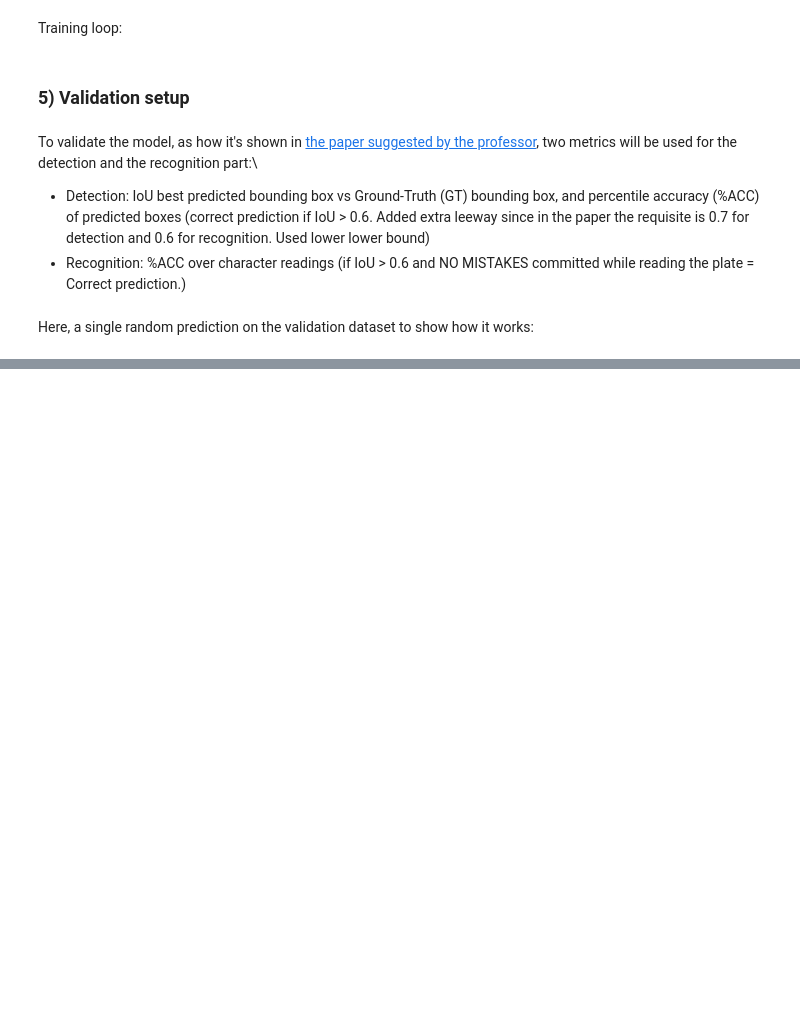
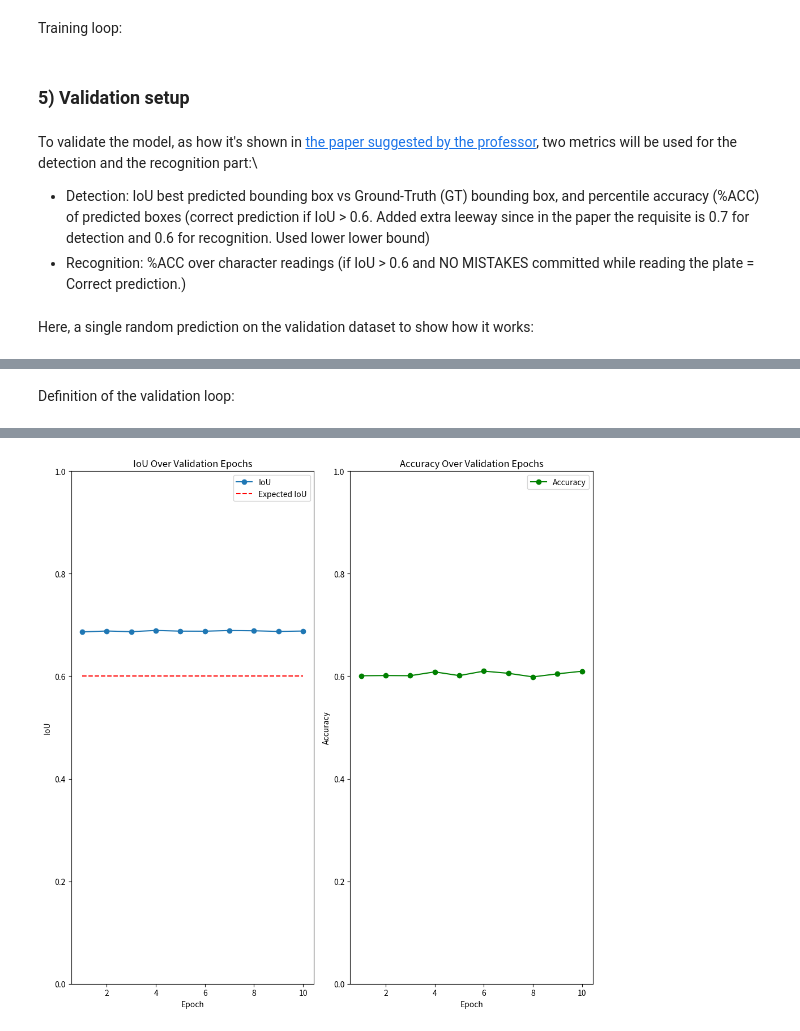
Before and after one commit to andrea-dalessio/CVProject4_final, a Jupyter notebook: Baseline_SSD_MobileNetV3.ipynb, the cells around one changed output, grey strips where cells are left out. Drawn from its saved outputs; the diff is of its cells as text; code cells hidden in the pictures; blank space fills up the shorter version.

Commit message:
Added evalutaion code for SSD MobileNetV3 model

```diff
--- a/Baseline_SSD_MobileNetV3.ipynb
+++ b/Baseline_SSD_MobileNetV3.ipynb
@@ -619,0 +643,79 @@ Prediction is correct!
+# %% [markdown]
+Definition of the validation loop:
+# %%
+val_epochs = 10
+IoUs = []
+expected_IoU = 0.6
+expected_IoU_list = [expected_IoU for _ in range(val_epochs)]
+accs = []
+epochs = []
+print("Starting validation...")
+model.eval()
+with torch.no_grad():
+    for epoch in range(val_epochs):
+        print(f"Validation Epoch {epoch+1}/{val_epochs}")
+        total_iou = 0.0
+        correct_predictions = 0
+        total_predictions = 0
+
+        for i in range(10000): #Same as above
+            image, target = val_dataset[random.randint(0, len(val_dataset)-1)]
+            image = image.to(device)
+            logits, boxes, scores, _ = model([image])
+            if logits is None:
+                print("No detections found for this image.")
+            else:
+                indices = target["charas"].squeeze(0).tolist()  # shape [7]
+                decoded = decode_sequence(indices, all_characters)
+                logits = logits[:, 0, :, :]  # [batch, seq_len, num_classes], batch=1
+                pred_indices = logits.argmax(dim=2)[0].cpu().tolist()
+                pred_str = decode_sequence(pred_indices, all_characters)
+                bbox = boxes[0].cpu().numpy()
+                confscores = scores[0].cpu().numpy()
+
+            # Extract ground truth box from the target
+            gt_box = target['boxes'][0].cpu().numpy()  # shape: (4,)
+
+            #Now get best bbox to compute IoU
+            best_idx = confscores.argmax()
+            best_box = bbox[best_idx]
+            best_box = torch.tensor(best_box).unsqueeze(0)  # Convert to tensor and add batch dimension
+            target_box = target['boxes'][0].unsqueeze(0)  # Convert to tensor and add batch dimension
+            iou = IoU(best_box, target_box)
+
+            if iou > 0.6 and pred_str == decoded:
+                correct_predictions += 1
+
+            total_iou += iou.item()
+            total_predictions += 1
+
+        avg_iou = total_iou / total_predictions if total_predictions > 0 else 0.0
+        accuracy = correct_predictions / total_predictions if total_predictions > 0 else 0.0
+
+        IoUs.append(avg_iou)
+        accs.append(accuracy)
+        epochs.append(epoch + 1)
+
+        print(f"Average IoU: {avg_iou:.4f}, Accuracy: {accuracy:.4f}")
+
+plt.figure(figsize=(10, 5))
+plt.subplot(1, 2, 1)
+plt.plot(epochs, IoUs, label='IoU', marker='o')
+plt.plot(epochs, expected_IoU_list, label='Expected IoU', linestyle='--', color='red')
+plt.xlabel('Epoch')
+plt.ylabel('IoU')
+plt.title('IoU Over Validation Epochs')
+plt.legend()
+plt.ylim(0, 1)
+
+plt.subplot(1, 2, 2)
+plt.plot(epochs, accs, label='Accuracy', marker='o', color='green')
+plt.xlabel('Epoch')
+plt.ylabel('Accuracy')
+plt.title('Accuracy Over Validation Epochs')
+plt.legend()
+plt.ylim(0, 1)
+
+plt.tight_layout()
+plt.show()
+# %% [output]
@@ -619,0 +739 @@ Prediction is correct!
+[figure, added]
```
Also changed, not shown: parts of 7 cells of this notebook, 1 other file.
